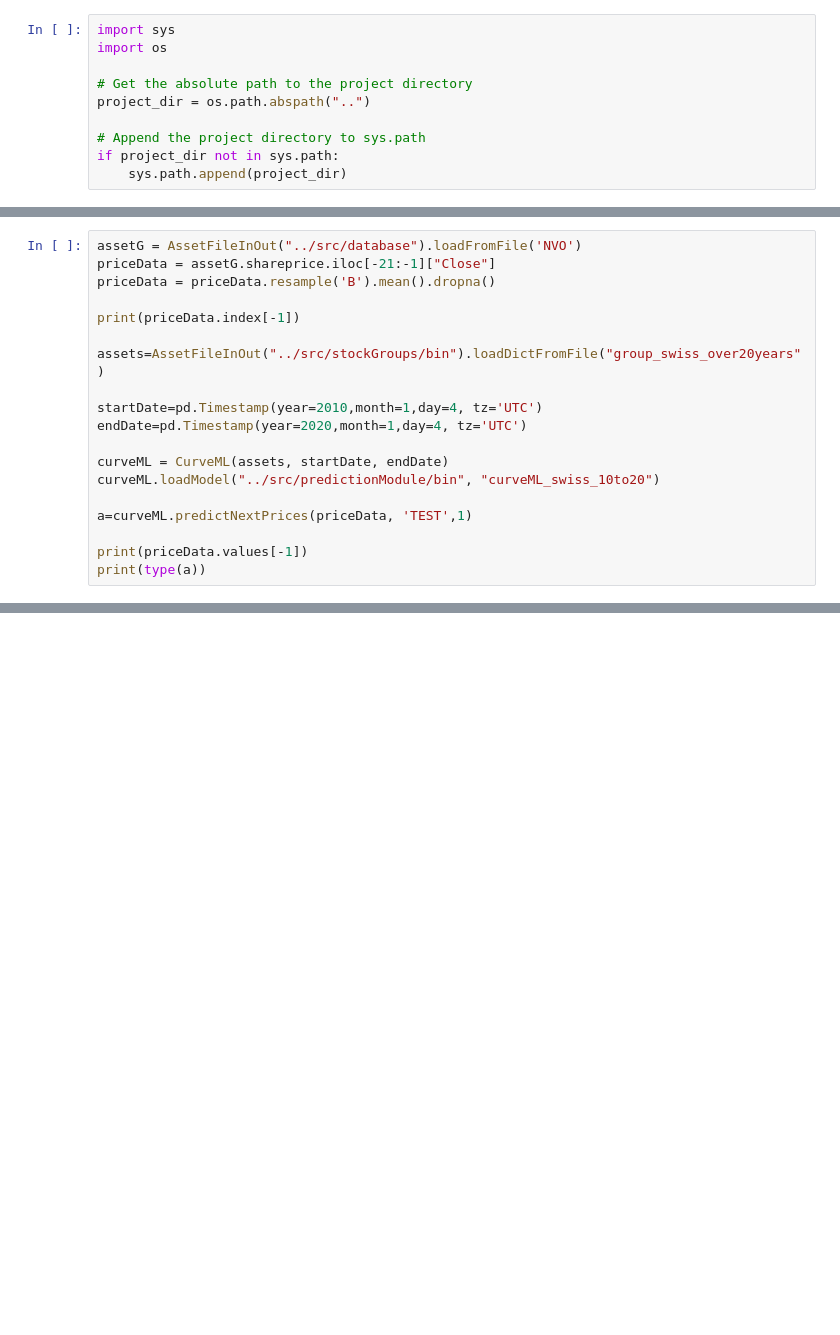
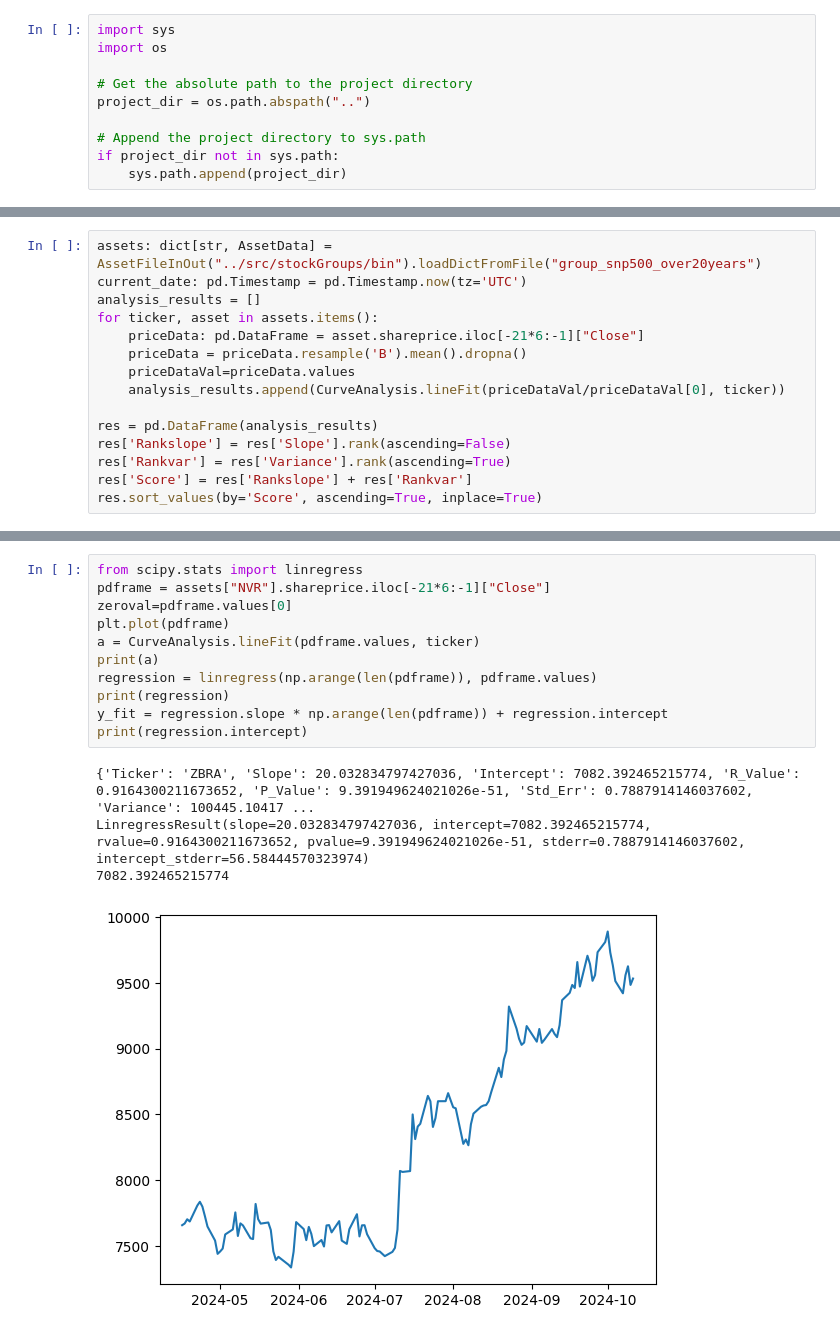
Before and after one commit to KImeriGitHub/RandomOdyssey, a Jupyter notebook: notebooks/sandbox.ipynb, the cells around one changed output, grey strips where cells are left out. Drawn from its saved outputs; the diff is of its cells as text; blank space fills up the shorter version.

```diff
--- a/notebooks/sandbox.ipynb
+++ b/notebooks/sandbox.ipynb
@@ -62,19 +50,0 @@ NaT
-# %%
-assetG = AssetFileInOut("../src/database").loadFromFile('NVO')
-priceData = assetG.shareprice.iloc[-21:-1]["Close"]
-priceData = priceData.resample('B').mean().dropna()
-
-print(priceData.index[-1])
-
-assets=AssetFileInOut("../src/stockGroups/bin").loadDictFromFile("group_swiss_over20years")
-
-startDate=pd.Timestamp(year=2010,month=1,day=4, tz='UTC')
-endDate=pd.Timestamp(year=2020,month=1,day=4, tz='UTC')
-
-curveML = CurveML(assets, startDate, endDate)
-curveML.loadModel("../src/predictionModule/bin", "curveML_swiss_10to20")
-
-a=curveML.predictNextPrices(priceData, 'TEST',1)
-
-print(priceData.values[-1])
-print(type(a))
@@ -85,0 +51,15 @@ Model loaded from ../src/predictionModule/bin\curveML_swiss_10to20.mdl.
+# %%
+assets: dict[str, AssetData] = AssetFileInOut("../src/stockGroups/bin").loadDictFromFile("group_snp500_over20years")
+current_date: pd.Timestamp = pd.Timestamp.now(tz='UTC')
+analysis_results = []
+for ticker, asset in assets.items():
+    priceData: pd.DataFrame = asset.shareprice.iloc[-21*6:-1]["Close"]
+    priceData = priceData.resample('B').mean().dropna()
+    priceDataVal=priceData.values
+    analysis_results.append(CurveAnalysis.lineFit(priceDataVal/priceDataVal[0], ticker))
+
+res = pd.DataFrame(analysis_results)
+res['Rankslope'] = res['Slope'].rank(ascending=False)
+res['Rankvar'] = res['Variance'].rank(ascending=True)
+res['Score'] = res['Rankslope'] + res['Rankvar']
+res.sort_values(by='Score', ascending=True, inplace=True)
@@ -85,0 +82,16 @@ Model loaded from ../src/predictionModule/bin\curveML_swiss_10to20.mdl.
+# %%
+from scipy.stats import linregress
+pdframe = assets["NVR"].shareprice.iloc[-21*6:-1]["Close"]
+zeroval=pdframe.values[0]
+plt.plot(pdframe)
+a = CurveAnalysis.lineFit(pdframe.values, ticker)
+print(a)
+regression = linregress(np.arange(len(pdframe)), pdframe.values)
+print(regression)
+y_fit = regression.slope * np.arange(len(pdframe)) + regression.intercept
+print(regression.intercept)
+# %% [output]
+{'Ticker': 'ZBRA', 'Slope': 20.032834797427036, 'Intercept': 7082.392465215774, 'R_Value': 0.9164300211673652, 'P_Value': 9.391949624021026e-51, 'Std_Err': 0.7887914146037602, 'Variance': 100445.10417 ...
+LinregressResult(slope=20.032834797427036, intercept=7082.392465215774, rvalue=0.9164300211673652, pvalue=9.391949624021026e-51, stderr=0.7887914146037602, intercept_stderr=56.58444570323974)
+7082.392465215774
+[figure, added]
```
Also changed, not shown: parts of 10 cells of this notebook, 4 other files.
